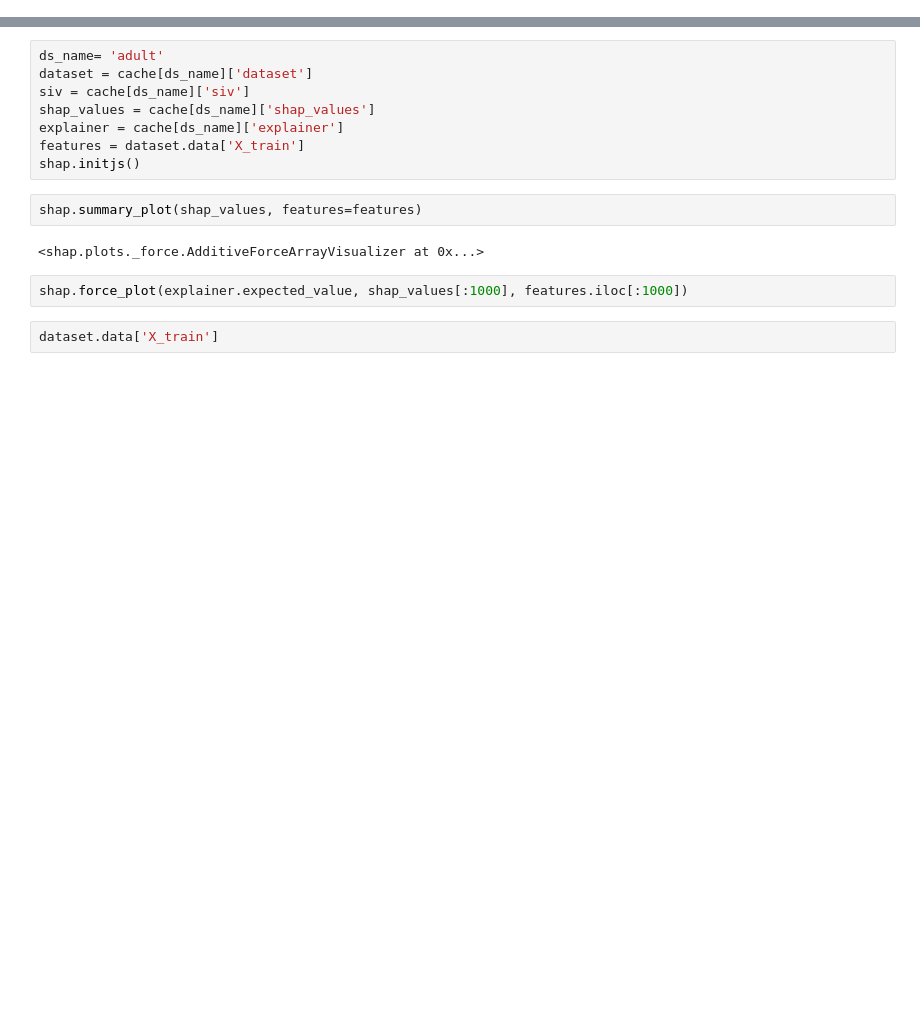
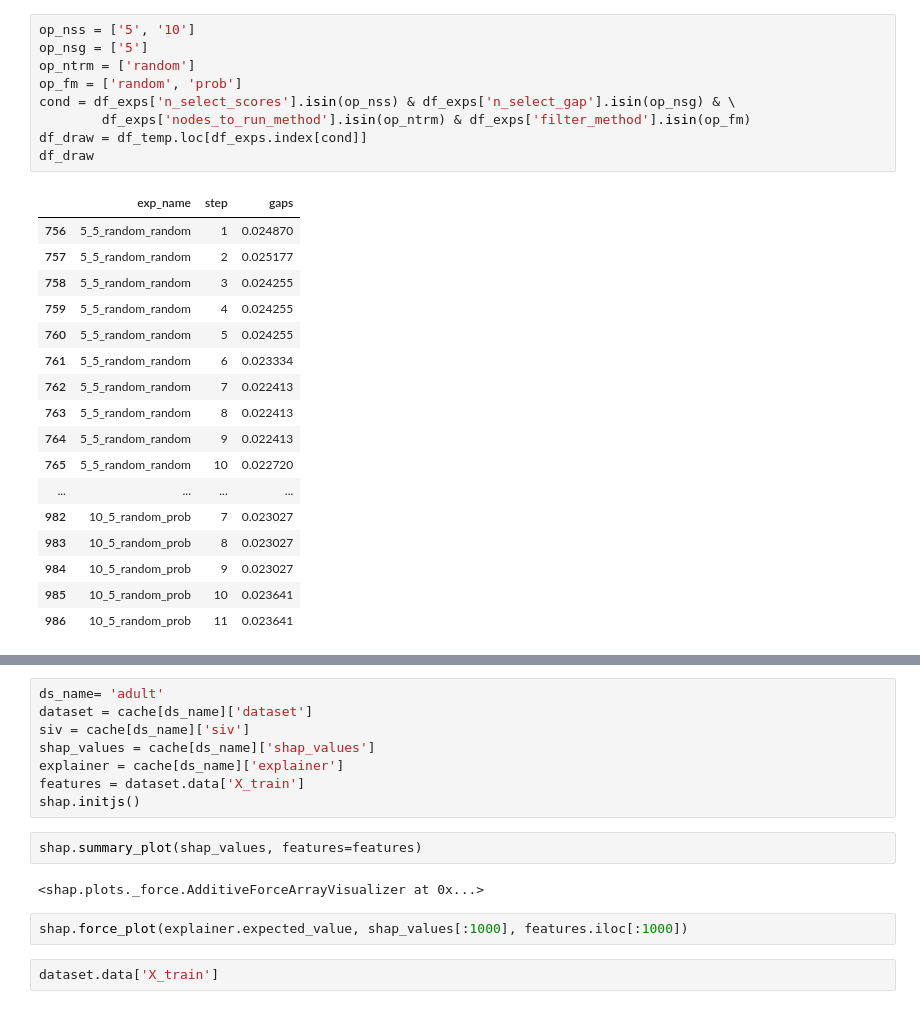
Before and after one commit to simonjisu/FeatureInteractionTree, a Jupyter notebook: notebooks/Finer Granularity Explanation.ipynb, the cells around one changed output, grey strips where cells are left out. Cells and saved outputs as stored; diff of their text form; blank space fills up the shorter version.

```diff
--- a/notebooks/Finer Granularity Explanation.ipynb
+++ b/notebooks/Finer Granularity Explanation.ipynb
@@ -40,0 +94,27 @@ cache = load_cache(Path('../cache').resolve())
+# %%
+op_nss = ['5', '10']
+op_nsg = ['5']
+op_ntrm = ['random']
+op_fm = ['random', 'prob']
+cond = df_exps['n_select_scores'].isin(op_nss) & df_exps['n_select_gap'].isin(op_nsg) & \
+        df_exps['nodes_to_run_method'].isin(op_ntrm) & df_exps['filter_method'].isin(op_fm)
+df_draw = df_temp.loc[df_exps.index[cond]]
+df_draw
+# %% [output]
+|  | exp_name | step | gaps |
+| 756 | 5_5_random_random | 1 | 0.024870 |
+| 757 | 5_5_random_random | 2 | 0.025177 |
+| 758 | 5_5_random_random | 3 | 0.024255 |
+| 759 | 5_5_random_random | 4 | 0.024255 |
+| 760 | 5_5_random_random | 5 | 0.024255 |
+| 761 | 5_5_random_random | 6 | 0.023334 |
+| 762 | 5_5_random_random | 7 | 0.022413 |
+| 763 | 5_5_random_random | 8 | 0.022413 |
+| 764 | 5_5_random_random | 9 | 0.022413 |
+| 765 | 5_5_random_random | 10 | 0.022720 |
+| ... | ... | ... | ... |
+| 982 | 10_5_random_prob | 7 | 0.023027 |
+| 983 | 10_5_random_prob | 8 | 0.023027 |
+| 984 | 10_5_random_prob | 9 | 0.023027 |
+| 985 | 10_5_random_prob | 10 | 0.023641 |
+| 986 | 10_5_random_prob | 11 | 0.023641 |
```
Also changed, not shown: parts of 21 cells of this notebook, 11 other files.
